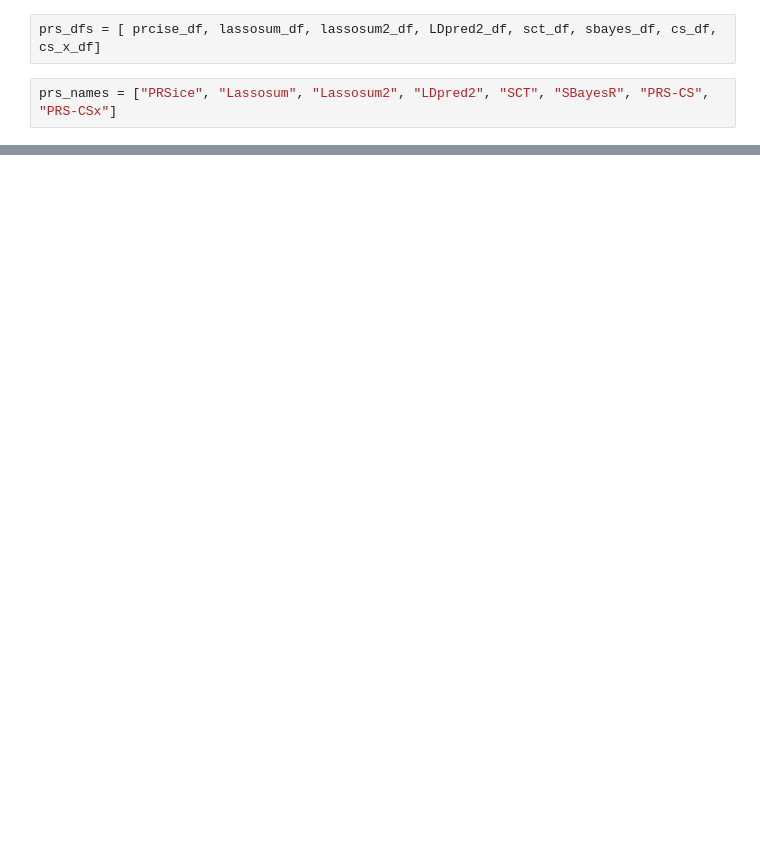
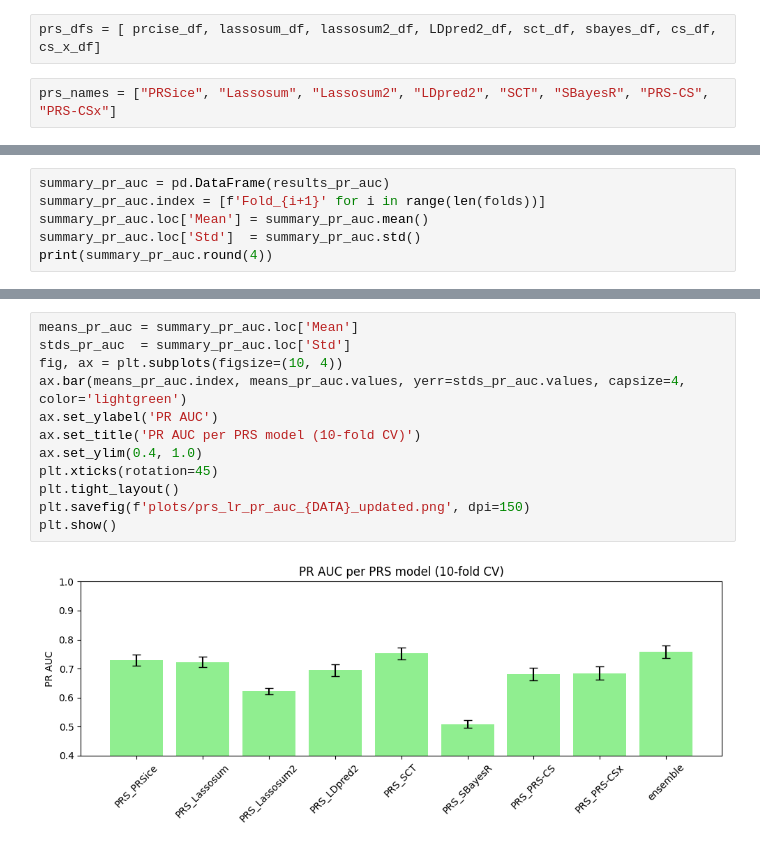
Before and after one commit to xamwise/nextflow_pipeline_prs, a Jupyter notebook: collect_results_prs_models.ipynb, the cells around one changed output, grey strips where cells are left out. Saved outputs shown, nothing was run; the diff lists cells and outputs as text; blank space fills up the shorter version.

```diff
--- a/collect_results_prs_models.ipynb
+++ b/collect_results_prs_models.ipynb
@@ -360,0 +425,6 @@ Std           0.0218      0.0094       0.0103    0.0061
+# %%
+summary_pr_auc = pd.DataFrame(results_pr_auc)
+summary_pr_auc.index = [f'Fold_{i+1}' for i in range(len(folds))]
+summary_pr_auc.loc['Mean'] = summary_pr_auc.mean()
+summary_pr_auc.loc['Std']  = summary_pr_auc.std()
+print(summary_pr_auc.round(4))
@@ -379,0 +518,14 @@ plt.show()
+# %%
+means_pr_auc = summary_pr_auc.loc['Mean']
+stds_pr_auc  = summary_pr_auc.loc['Std']
+fig, ax = plt.subplots(figsize=(10, 4))
+ax.bar(means_pr_auc.index, means_pr_auc.values, yerr=stds_pr_auc.values, capsize=4, color='lightgreen')
+ax.set_ylabel('PR AUC')
+ax.set_title('PR AUC per PRS model (10-fold CV)')
+ax.set_ylim(0.4, 1.0)
+plt.xticks(rotation=45)
+plt.tight_layout()
+plt.savefig(f'plots/prs_lr_pr_auc_{DATA}_updated.png', dpi=150)
+plt.show()
+# %% [output]
+[figure, added]
```
Also changed, not shown: parts of 33 cells of this notebook, 16 other files.
